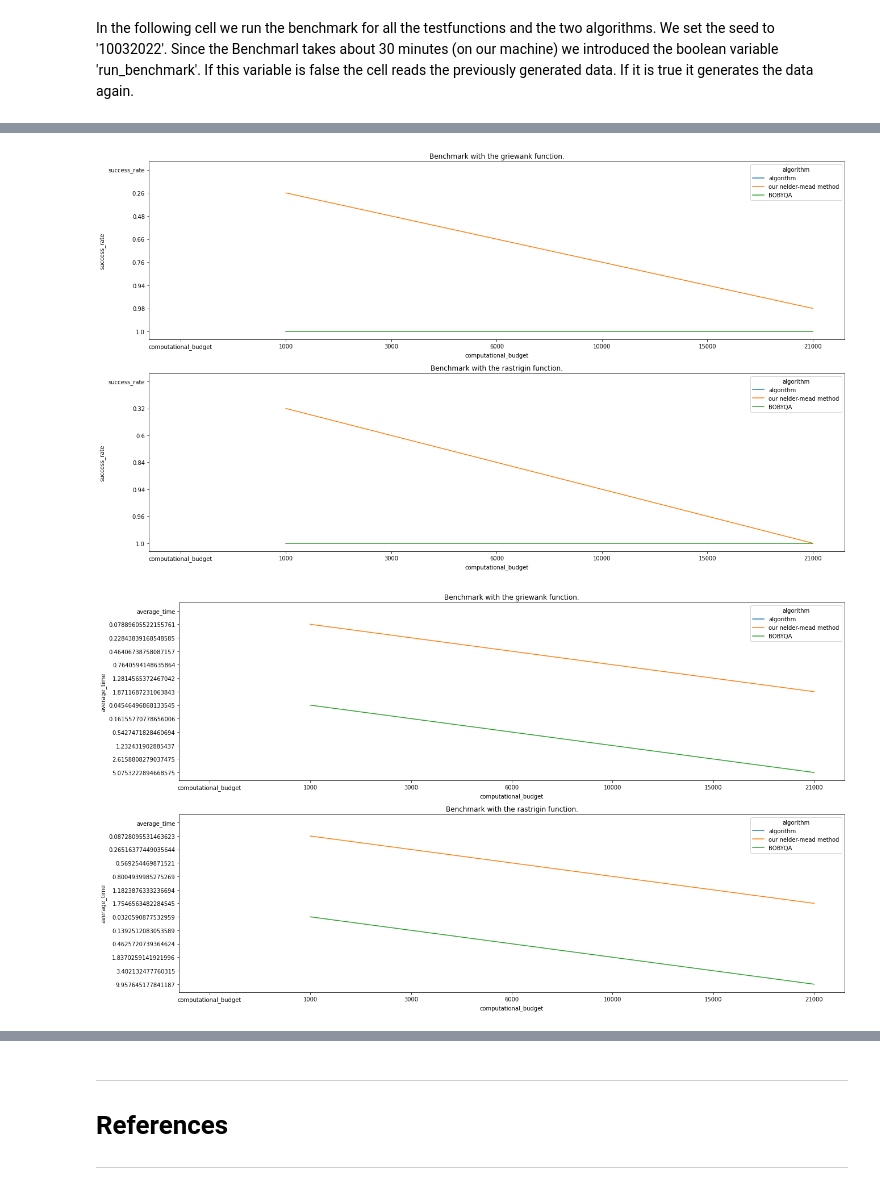
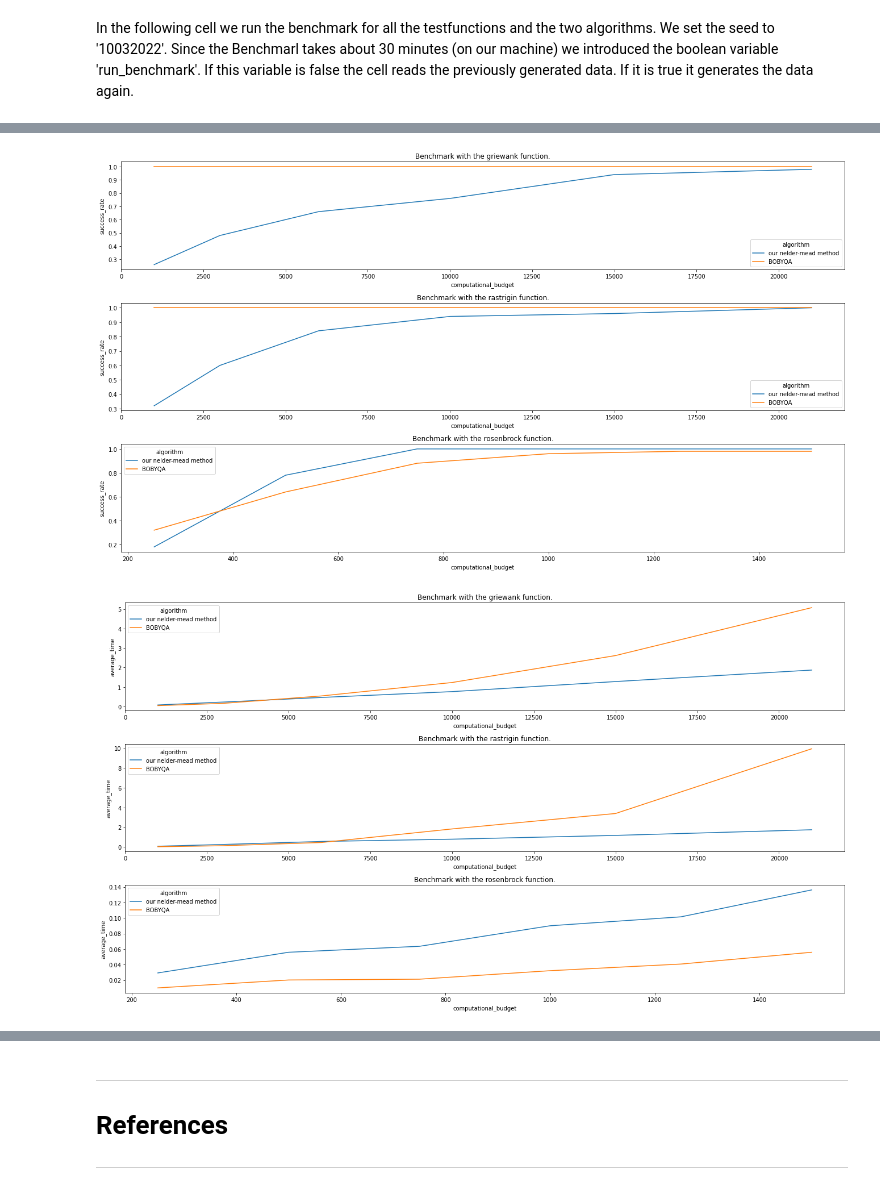
Before and after one commit to OpenSourceEconomics/ose-scientific-computing-course-wirecard, a Jupyter notebook: eppe_abgabe.ipynb, the cells around one changed output, grey strips where cells are left out. Saved outputs shown, nothing was run; the diff lists cells and outputs as text; code cells hidden in the pictures.

Commit message:
Fixing plots of final Benchmark results.

```diff
--- a/eppe_abgabe.ipynb
+++ b/eppe_abgabe.ipynb
@@ -293,7 +293,8 @@ import matplotlib.pyplot as plt
 
 from auxiliary.callable_algorithms import(
     global_nelder_mead_method,
-    global_optimization_BOBYQA
+    global_optimization_BOBYQA,
+    global_newton_based_optimization
 )
 from auxiliary.functions import(
     griewank,
@@ -311,6 +312,7 @@ random.seed(10032022)
 
 # Set al variables relevant for the benchmark
 computational_budgets = [1000,3000,6000,10000,15000,21000]
+computational_budgets_soft = [3000,15000]
 computational_budgets_rosenbrock = [250,500,750,1000,1250,1500]
 number_of_candidates = 5
 sample_size = 100
@@ -318,26 +320,23 @@ number_of_optimizations = 50
 dimension = 2
 domain_center = [0,0]
 domain_radius = 100
-names_of_functions = ["griewank","rastrigin"]#, "rosenbrock"]
+names_of_functions = ["griewank","rastrigin", "rosenbrock"]
 
 # This variable lets you re run the Benchmark
 run_benchmark = False
-#run_rosenbrock = True
-#run_rosenbrock_nm = True
-"""
-if run_rosenbrock == True:
-    if run_rosenbrock_nm == True:
-        df_nelder_mead_rosenbrock = run_smart_benchmark(global_nelder_mead_method,rosenbrock,[1,1],computational_budgets_rosenbrock,domain_center,domain_radius,dimension,number_of_optimizations,algorithm_name = "our nelder-mead method",test_function_name="rosenbrock")
-        #df_nelder_mead_rosenbrock.to_csv('data/Results/df_nelder_mead_rosenbrock.csv')
-    print("nelder_mead done")
-    df_BOBYQA_rosenbrock = run_smart_benchmark(global_optimization_BOBYQA,rosenbrock,[1,1],computational_budgets_rosenbrock,domain_center,domain_radius,dimension,number_of_optimizations,algorithm_name = "BOBYQA",test_function_name="rosenbrock")
-    df_rosenbrock = pd.concat([df_nelder_mead_rosenbrock,df_BOBYQA_rosenbrock],ignore_index=True)
+ run_benchmark_newton = False
 
-    print("\n Third set done \n")
 
-    # safe data
-    #df_rosenbrock.to_csv('data/Results/df_rosenbrock.csv')
-"""
+if run_benchmark_newton == True:
+    df_newton_rosenbrock = run_smart_benchmark(global_newton_based_optimization,rosenbrock,[1,1],computational_budgets_rosenbrock,domain_center,domain_radius,dimension,number_of_optimizations,algorithm_name = "our newton based optimization",test_function_name="rosenbrock")
+    df_newton_rosenbrock.to_csv('data/Results/df_rosenbrock_nm.csv')
+    print("rosenbrock done")
+    df_newton_griewank = run_smart_benchmark(global_newton_based_optimization,griewank,[0,0],computational_budgets_soft,domain_center,domain_radius,dimension,number_of_optimizations,algorithm_name = "our newton based optimization",test_function_name="griewank")
+    df_newton_griewank.to_csv('data/Results/df_griewank_nm.csv')
+    print("griewank done")
+    df_newton_rastrigin = run_smart_benchmark(global_newton_based_optimization,rastrigin,[0,0],computational_budgets_soft,domain_center,domain_radius,dimension,number_of_optimizations,algorithm_name = "our newton based optimization",test_function_name="rastrigin")
+    df_newton_rastrigin.to_csv('data/Results/df_rastrigin_nm.csv')
+    print("rastrigin done")
 
 if run_benchmark == True:
     # run benchmarks with the griewank function
@@ -377,45 +376,37 @@ else:
     df_rosenbrock = pd.read_csv('data/Results/df_rosenbrock.csv',names=["algorithm","test_function","computational_budget","sample_size","success_rate","average_time","average_function_evaluations"])
 
 
-
-
-print(df_griewank)
-
-print(df_rastrigin)
-
-print(df_rosenbrock)
-
 # concatinate data
+columns = ["computational_budget","sample_size","success_rate","average_time","average_function_evaluations"]
 df = pd.concat([df_griewank,df_rastrigin,df_rosenbrock], ignore_index =True)
+# make data plot-able
 df = df.drop_duplicates()
-
-columns = ["computational_budget","sample_size","success_rate","average_time","average_function_evaluations"]
+df = df.iloc[1:,:]
 for column in columns:
     df[column] = pd.to_numeric(df[column], downcast="float")
 
-Dataframes = [df_griewank,df_rastrigin]#,df_rosenbrock]
-
-print(df)
-
-# plot data - success rate
-fig, axes = plt.subplots(ncols=1, nrows=2)
-fig.set_size_inches(18.5, 10.5, forward=True)
 
 
 
+
+
+# plot data - success rate
+fig, axes = plt.subplots(ncols=1, nrows=3)
+fig.set_size_inches(18.5, 10.5, forward=True)
+
 for function, achse in zip(names_of_functions, axes.flat):
-    sns.lineplot(ax = achse, x="computational_budget", y="success_rate", hue="algorithm", data.loc[df['test_function']==function])
+    sns.lineplot(ax = achse, x="computational_budget", y="success_rate", hue="algorithm", data= df.loc[df['test_function']==function])
     achse.set_title("Benchmark with the " + function + " function.")
 plt.tight_layout()
 plt.show()
 
 
 # plot data - average time
-fig, axes = plt.subplots(ncols=1, nrows=2)
+fig, axes = plt.subplots(ncols=1, nrows=3)
 fig.set_size_inches(18.5, 10.5, forward=True)
 
-for function, ax, df_ in zip(names_of_functions, axes.flat, Dataframes):
-    sns.lineplot(ax = ax, x="computational_budget", y="average_time", hue="algorithm", data=df_)#.loc[df['test_function']==function])
+for function, ax, in zip(names_of_functions, axes.flat):
+    sns.lineplot(ax = ax, x="computational_budget", y="average_time", hue="algorithm", data = df.loc[df['test_function']==function])
     ax.set_title("Benchmark with the " + function + " function.")
 plt.tight_layout()
 plt.show()
@@ -440,3 +431,3 @@ NaN                algorithm  test_function  computational_budget
-[figure, old version]
+[figure, new version]
-[figure, old version]
+[figure, new version]
 # %% [markdown]
```
Also changed, not shown: parts of 2 cells of this notebook.
